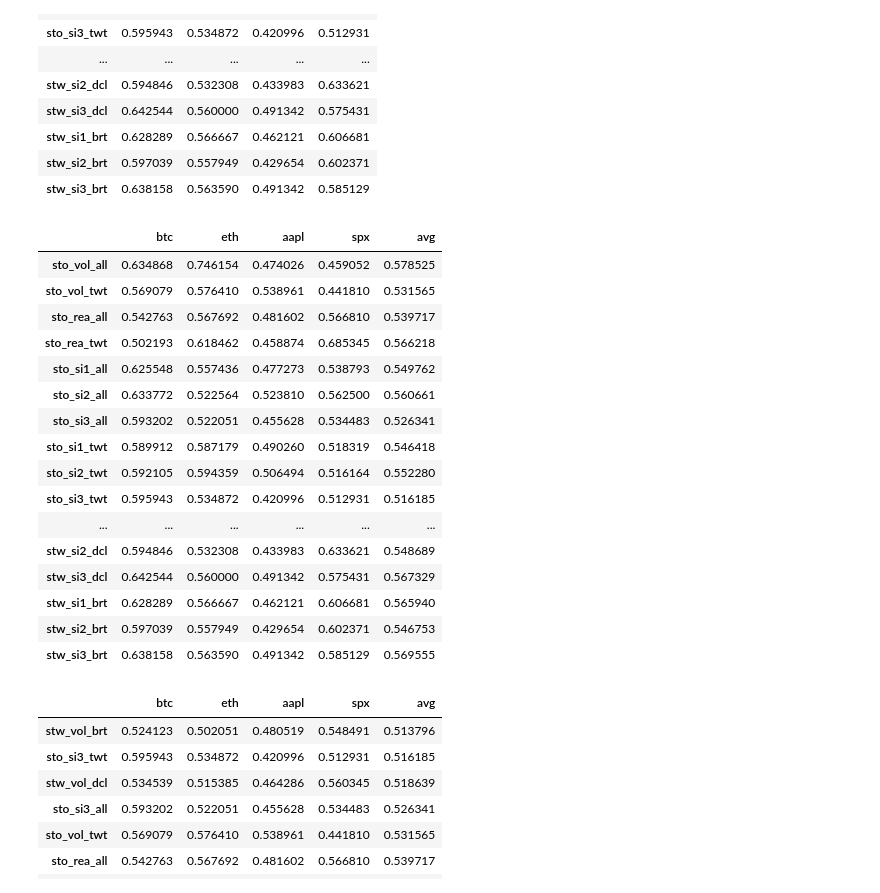
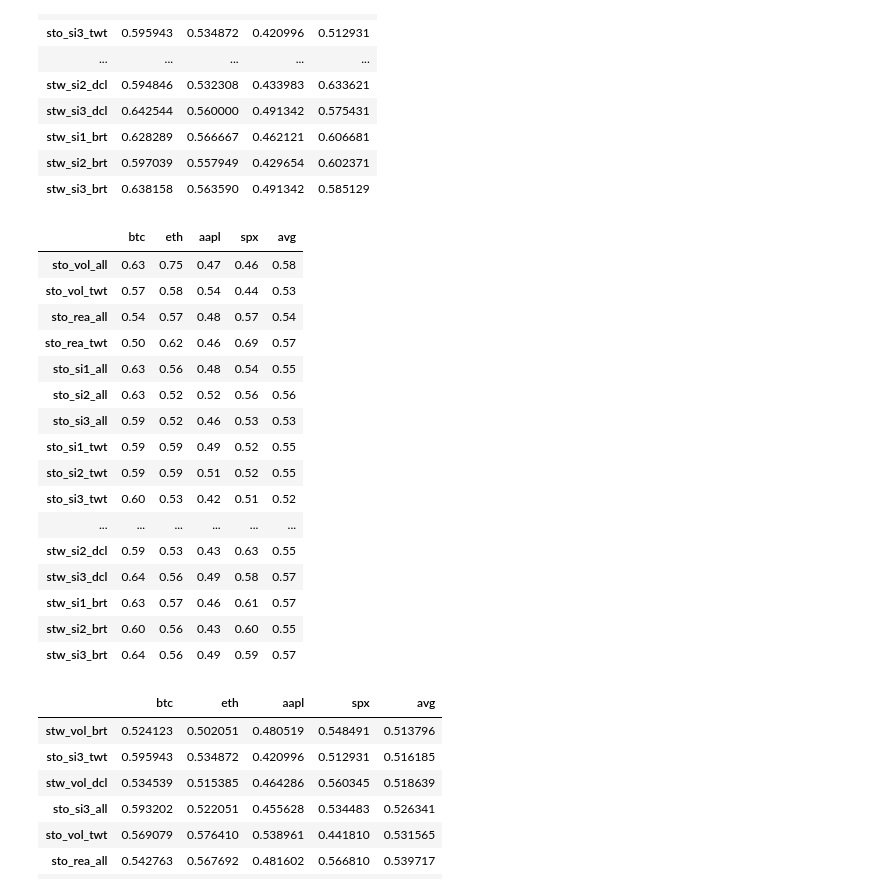
Before and after one commit to rotkert/stocktwits_sentiment, a Jupyter notebook: final_changes.ipynb, the cells around one changed output. Drawn from its saved outputs; the diff is of its cells as text; code cells hidden in the pictures.

```diff
--- a/final_changes.ipynb
+++ b/final_changes.ipynb
@@ -102,22 +102,22 @@ sc
 # %%
 sc['avg'] = sc.apply(lambda x: x.abs().mean(), axis=1)
 # %%
-sc
+sc.round(2)
 # %% [output]
 |  | btc | eth | aapl | spx | avg |
-| sto_vol_all | 0.634868 | 0.746154 | 0.474026 | 0.459052 | 0.578525 |
-| sto_vol_twt | 0.569079 | 0.576410 | 0.538961 | 0.441810 | 0.531565 |
-| sto_rea_all | 0.542763 | 0.567692 | 0.481602 | 0.566810 | 0.539717 |
-| sto_rea_twt | 0.502193 | 0.618462 | 0.458874 | 0.685345 | 0.566218 |
-| sto_si1_all | 0.625548 | 0.557436 | 0.477273 | 0.538793 | 0.549762 |
-| sto_si2_all | 0.633772 | 0.522564 | 0.523810 | 0.562500 | 0.560661 |
-| sto_si3_all | 0.593202 | 0.522051 | 0.455628 | 0.534483 | 0.526341 |
-| sto_si1_twt | 0.589912 | 0.587179 | 0.490260 | 0.518319 | 0.546418 |
-| sto_si2_twt | 0.592105 | 0.594359 | 0.506494 | 0.516164 | 0.552280 |
-| sto_si3_twt | 0.595943 | 0.534872 | 0.420996 | 0.512931 | 0.516185 |
+| sto_vol_all | 0.63 | 0.75 | 0.47 | 0.46 | 0.58 |
+| sto_vol_twt | 0.57 | 0.58 | 0.54 | 0.44 | 0.53 |
+| sto_rea_all | 0.54 | 0.57 | 0.48 | 0.57 | 0.54 |
+| sto_rea_twt | 0.50 | 0.62 | 0.46 | 0.69 | 0.57 |
+| sto_si1_all | 0.63 | 0.56 | 0.48 | 0.54 | 0.55 |
+| sto_si2_all | 0.63 | 0.52 | 0.52 | 0.56 | 0.56 |
+| sto_si3_all | 0.59 | 0.52 | 0.46 | 0.53 | 0.53 |
+| sto_si1_twt | 0.59 | 0.59 | 0.49 | 0.52 | 0.55 |
+| sto_si2_twt | 0.59 | 0.59 | 0.51 | 0.52 | 0.55 |
+| sto_si3_twt | 0.60 | 0.53 | 0.42 | 0.51 | 0.52 |
 | ... | ... | ... | ... | ... | ... |
-| stw_si2_dcl | 0.594846 | 0.532308 | 0.433983 | 0.633621 | 0.548689 |
-| stw_si3_dcl | 0.642544 | 0.560000 | 0.491342 | 0.575431 | 0.567329 |
-| stw_si1_brt | 0.628289 | 0.566667 | 0.462121 | 0.606681 | 0.565940 |
-| stw_si2_brt | 0.597039 | 0.557949 | 0.429654 | 0.602371 | 0.546753 |
-| stw_si3_brt | 0.638158 | 0.563590 | 0.491342 | 0.585129 | 0.569555 |
+| stw_si2_dcl | 0.59 | 0.53 | 0.43 | 0.63 | 0.55 |
+| stw_si3_dcl | 0.64 | 0.56 | 0.49 | 0.58 | 0.57 |
+| stw_si1_brt | 0.63 | 0.57 | 0.46 | 0.61 | 0.57 |
+| stw_si2_brt | 0.60 | 0.56 | 0.43 | 0.60 | 0.55 |
+| stw_si3_brt | 0.64 | 0.56 | 0.49 | 0.59 | 0.57 |
```
Also changed, not shown: parts of 1 cell of this notebook, 2 other files.
